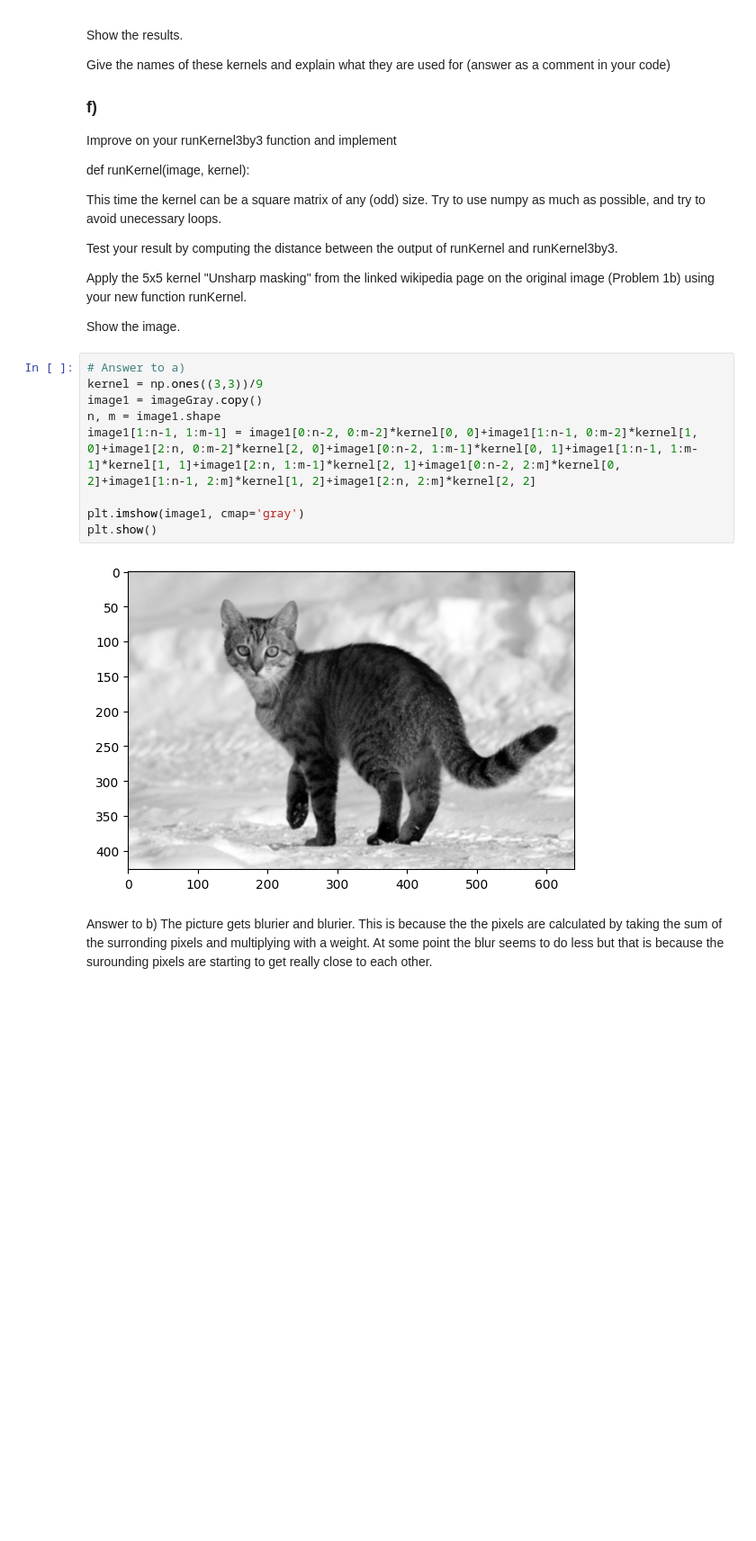
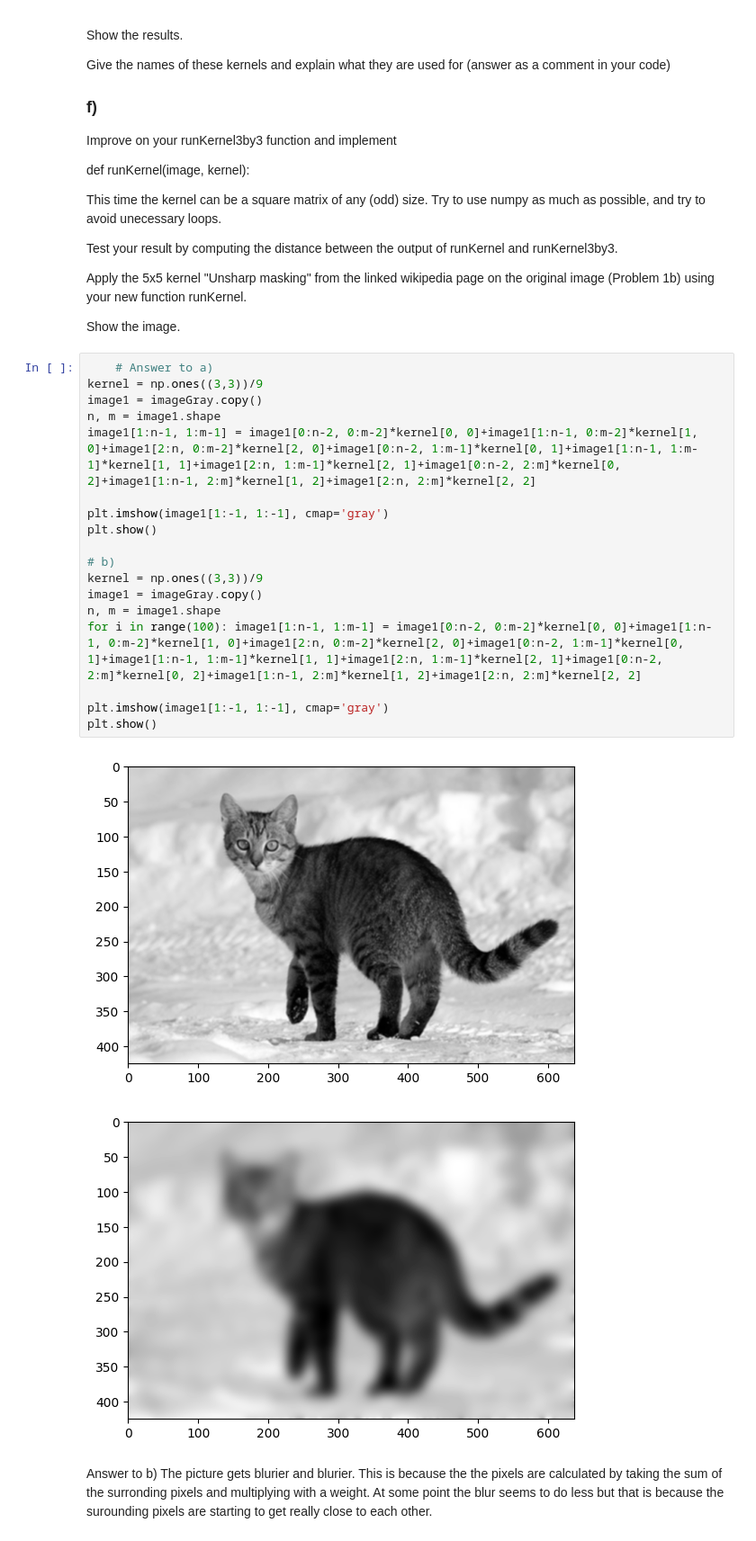
Before and after one commit to Gjermundhp02/BMA1020, a Jupyter notebook: Assignment 6/cat.ipynb, the cells around one changed output. Shown at 90% size. Cells and saved outputs as stored; diff of their text form; blank space fills up the shorter version.

```diff
--- a/Assignment 6/cat.ipynb
+++ b/Assignment 6/cat.ipynb
@@ -189,16 +202,26 @@ Apply the 5x5 kernel "Unsharp masking" from the linked wikipedia page on the ori
 
 Show the image.
 # %%
-# Answer to a)
+    # Answer to a)
 kernel = np.ones((3,3))/9
 image1 = imageGray.copy()
 n, m = image1.shape
 image1[1:n-1, 1:m-1] = image1[0:n-2, 0:m-2]*kernel[0, 0]+image1[1:n-1, 0:m-2]*kernel[1, 0]+image1[2:n, 0:m-2]*kernel[2, 0]+image1[0:n-2, 1:m-1]*kernel[0, 1]+image1[1:n-1, 1:m-1]*kernel[1, 1]+image1[2:n, 1:m-1]*kernel[2, 1]+image1[0:n-2, 2:m]*kernel[0, 2]+image1[1:n-1, 2:m]*kernel[1, 2]+image1[2:n, 2:m]*kernel[2, 2]
 
-plt.imshow(image1, cmap='gray')
+plt.imshow(image1[1:-1, 1:-1], cmap='gray')
 plt.show()
+
+# b)
+kernel = np.ones((3,3))/9
+image1 = imageGray.copy()
+n, m = image1.shape
+for i in range(100): image1[1:n-1, 1:m-1] = image1[0:n-2, 0:m-2]*kernel[0, 0]+image1[1:n-1, 0:m-2]*kernel[1, 0]+image1[2:n, 0:m-2]*kernel[2, 0]+image1[0:n-2, 1:m-1]*kernel[0, 1]+image1[1:n-1, 1:m-1]*kernel[1, 1]+image1[2:n, 1:m-1]*kernel[2, 1]+image1[0:n-2, 2:m]*kernel[0, 2]+image1[1:n-1, 2:m]*kernel[1, 2]+image1[2:n, 2:m]*kernel[2, 2]
+
+plt.imshow(image1[1:-1, 1:-1], cmap='gray')
+plt.show()
 # %% [output]
 [figure]
+[figure, added]
 # %% [markdown]
 Answer to b)
 The picture gets blurier and blurier. This is because the the pixels are calculated by taking the sum of the surronding pixels and multiplying with a weight. At some point the blur seems to do less but that is because the surounding pixels are starting to get really close to each other.
```
Also changed, not shown: parts of 6 cells of this notebook, 2 other files.
